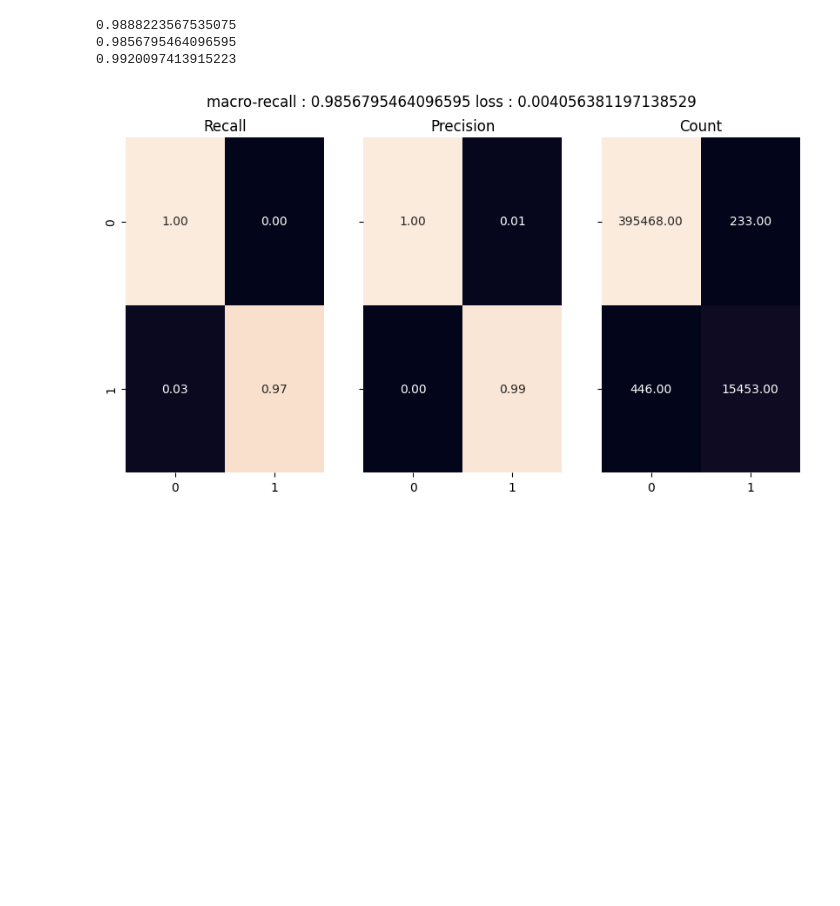
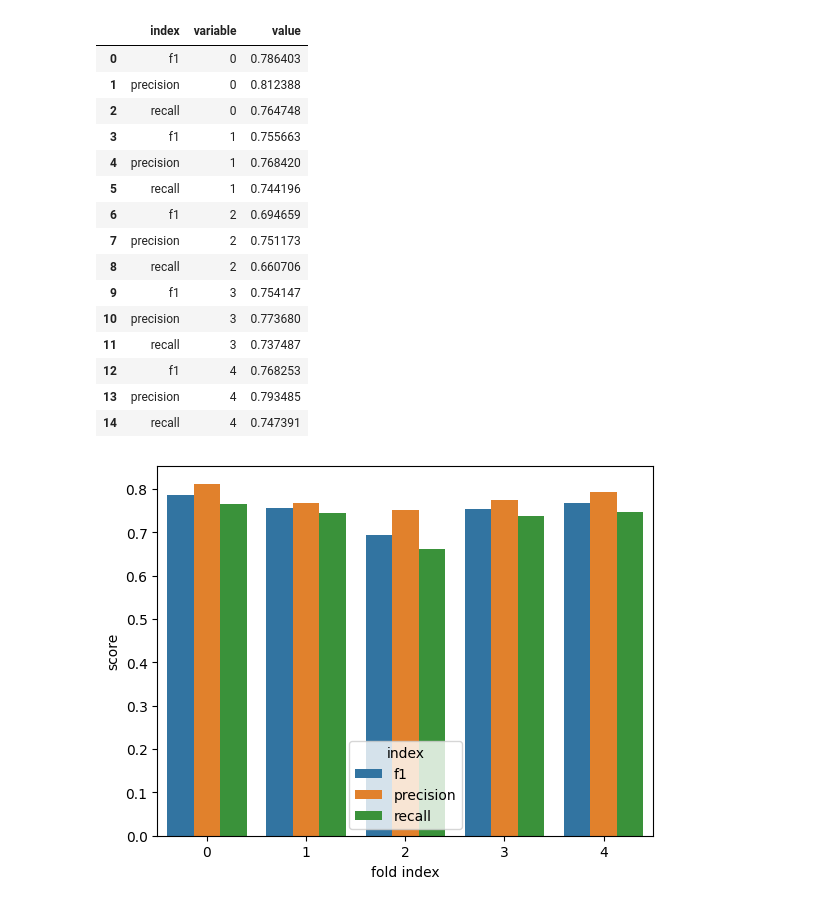
Before and after one commit to smithandrewk/smoking_ml, a Jupyter notebook: eval_model_cv.ipynb, the cells around one changed output. Drawn from its saved outputs; the diff is of its cells as text; code cells hidden in the pictures; blank space fills up the shorter version.

```diff
--- a/eval_model_cv.ipynb
+++ b/eval_model_cv.ipynb
@@ -38,11 +40,0 @@ test_evaluation(devloader,model,criterion,dir=f'.',filename='dev.jpg',device=dev
-# %%
-from sklearn.metrics import f1_score,recall_score,precision_score
-f1i = []
-recalli = []
-precisioni = []
-for idx in test_idx:
-    X,y = load_and_window_nursing_list([idx])
-    loss,y_true,y_pred = test_evaluation(DataLoader(TensorDataset(X,y),batch_size=32,shuffle=True),model,criterion,plot=True)
-    f1i.append(f1_score(y_true=y_true,y_pred=y_pred.round(),average='macro'))
-    recalli.append(recall_score(y_true=y_true,y_pred=y_pred.round(),average='macro'))
-    precisioni.append(precision_score(y_true=y_true,y_pred=y_pred.round(),average='macro'))
@@ -64,12 +40,0 @@ print(torch.tensor(precisioni).std()) #.0063
-# %%
-from sklearn.metrics import f1_score,recall_score,precision_score
-X,y = load_and_window_nursing_list_for_convolution(test_idx)
-loss,y_true,y_pred = test_evaluation(DataLoader(TensorDataset(X,y),batch_size=32,shuffle=True),model,criterion,plot=True,filename='fcn')
-print(f1_score(y_true=y_true,y_pred=y_pred.round(),average='macro'))
-print(recall_score(y_true=y_true,y_pred=y_pred.round(),average='macro'))
-print(precision_score(y_true=y_true,y_pred=y_pred.round(),average='macro'))
-# %% [output]
-0.9888223567535075
-0.9856795464096595
-0.9920097413915223
-[figure, removed]
@@ -75,0 +55,25 @@ print(precision_score(y_true=y_true,y_pred=y_pred.round(),average='macro'))
+# %%
+df = pd.DataFrame([f1i,precisioni,recalli],index=['f1','precision','recall'])
+df_melted = df.reset_index().melt(id_vars=['index'])
+sns.barplot(data=df_melted,x='variable',y='value',hue='index')
+plt.xlabel('fold index')
+plt.ylabel('score')
+df_melted
+# %% [output]
+|  | index | variable | value |
+| 0 | f1 | 0 | 0.786403 |
+| 1 | precision | 0 | 0.812388 |
+| 2 | recall | 0 | 0.764748 |
+| 3 | f1 | 1 | 0.755663 |
+| 4 | precision | 1 | 0.768420 |
+| 5 | recall | 1 | 0.744196 |
+| 6 | f1 | 2 | 0.694659 |
+| 7 | precision | 2 | 0.751173 |
+| 8 | recall | 2 | 0.660706 |
+| 9 | f1 | 3 | 0.754147 |
+| 10 | precision | 3 | 0.773680 |
+| 11 | recall | 3 | 0.737487 |
+| 12 | f1 | 4 | 0.768253 |
+| 13 | precision | 4 | 0.793485 |
+| 14 | recall | 4 | 0.747391 |
+[figure, added]
```
Also changed, not shown: parts of 7 cells of this notebook, 6 other files.
